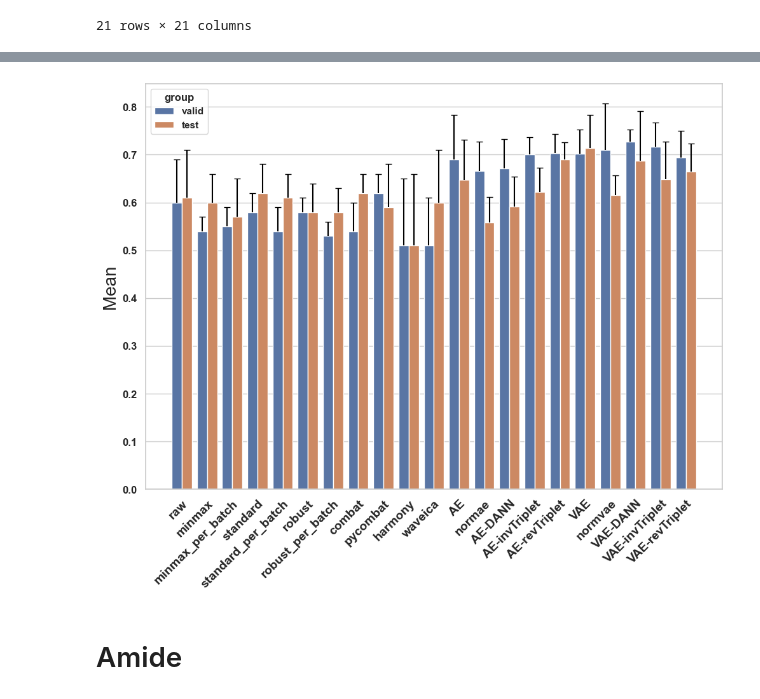
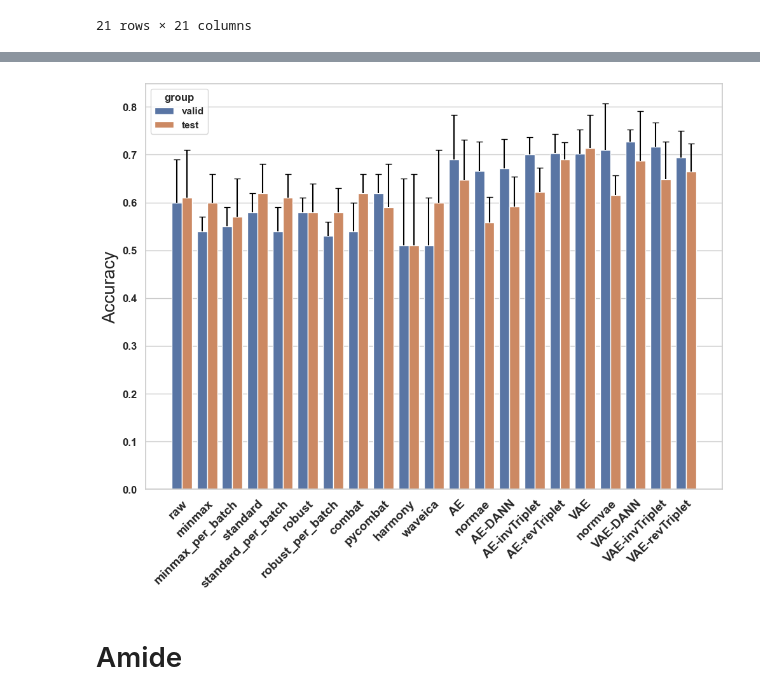
Before and after one commit to spell00/BERNN_MSMS, a Jupyter notebook: notebooks/make_classif_charts.ipynb, the cells around one changed output, grey strips where cells are left out. Saved outputs shown, nothing was run; the diff lists cells and outputs as text; code cells hidden in the pictures.

```diff
--- a/notebooks/make_classif_charts.ipynb
+++ b/notebooks/make_classif_charts.ipynb
@@ -126,35 +126,35 @@ g = sns.barplot(x="models", y="acc", data=df, ci=None, hue='group',
             # order=order
            )
 g.set_xticklabels(rotation=90, labels=df_valid['models'])
 
 plotline, caplines, barlinecols = g.errorbar(x = ind-width, y = df_valid['acc'], lolims=lolims,
             yerr=df_valid['sd'], fmt='none', c= 'black', capsize = 0)
 
 # [arrow] -> [-]
 for capline in caplines:
     capline.set_marker('_')
     capline.set_markersize(7)
 
 plotline, caplines, barlinecols = g.errorbar(x = ind+width, y = df_test['acc'], lolims=lolims,
             yerr=df_test['sd'], fmt='none', c= 'black', capsize = 0)
 
 # [arrow] -> [-]
 for capline in caplines:
     capline.set_marker('_')
     capline.set_markersize(7)
 
 font = {'family' : 'normal',
         'weight' : 'bold',
         'size'   : 64}
 matplotlib.rc('font', **font)
 g.set_xlabel("")
-g.set_ylabel("Mean",fontsize=20)
+g.set_ylabel("Accuracy",fontsize=20)
 plt.xticks(rotation = 45, ha='right', rotation_mode='anchor', fontsize=14)
 plt.yticks(fontsize=12)
 
 plt.show()
 # %% [output]
-[figure, old version]
+[figure, new version]
 # %% [markdown]
 # Amide
 # %%
```
Also changed, not shown: parts of 3 cells of this notebook, 21 other files.
